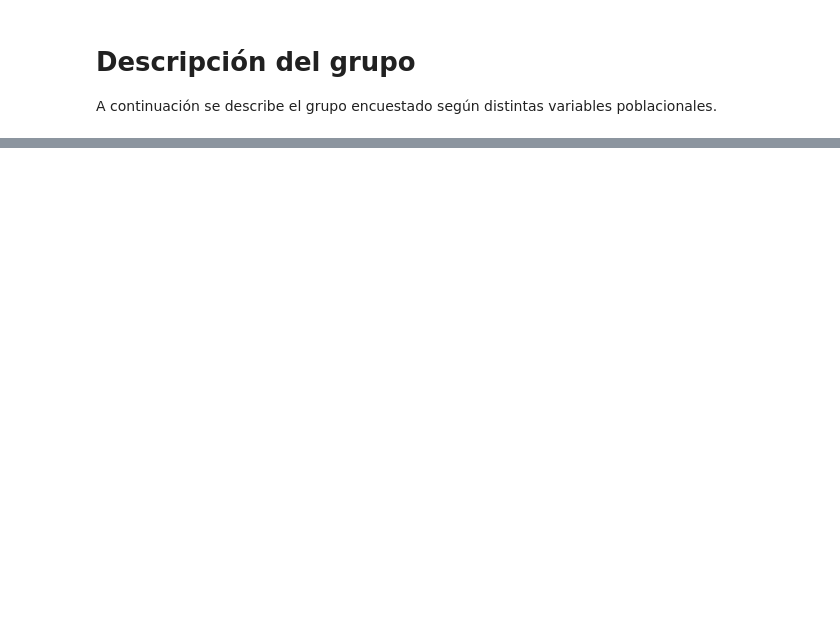
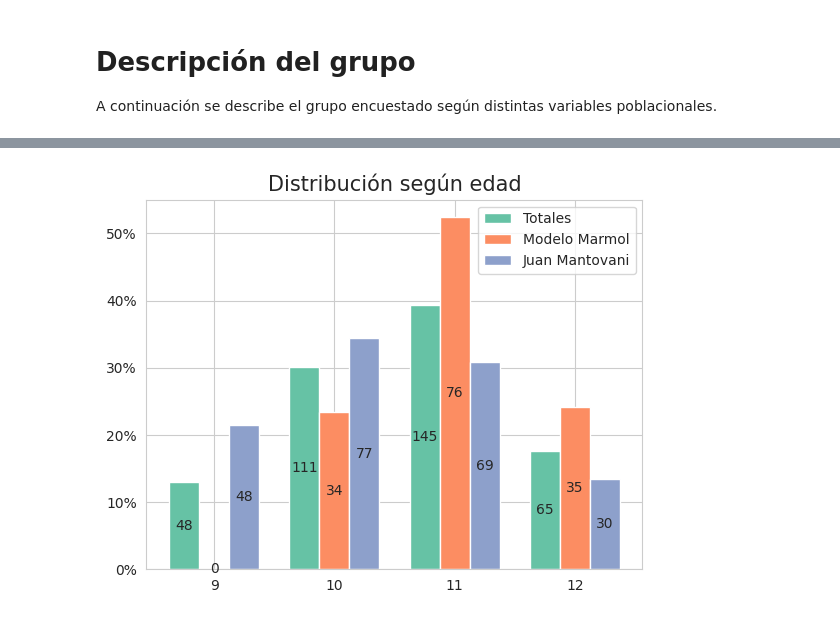
Before and after one commit to fedesassone/tesis, a Jupyter notebook: notebooks/Poblacional.ipynb, the cells around one changed output, grey strips where cells are left out. Saved outputs shown, nothing was run; the diff lists cells and outputs as text; code cells hidden in the pictures; blank space fills up the shorter version.

Commit message:
Poblacional: Comentarios, fixes y refactor

```diff
--- a/notebooks/Poblacional.ipynb
+++ b/notebooks/Poblacional.ipynb
@@ -1105,0 +63,32 @@ plt.savefig('13.2.png')
+# %%
+# Distribución según edad
+data_total = df_fe["edad"].value_counts().sort_index()
+data_marmol = marmol["edad"].value_counts().sort_index()
+data_marmol[9] = 0
+data_marmol = data_marmol.sort_index()
+data_mantovani = mantovani["edad"].value_counts().sort_index()
+
+labels = [data_total.to_numpy(), data_marmol.to_numpy(), data_mantovani.to_numpy()]
+
+fig, ax = plt.subplots()
+
+bar_width = 0.25
+br1 = np.arange(len(data_total))
+br2 = [x + bar_width for x in br1]
+br3 = [x + bar_width for x in br2]
+plt.bar(br1,data_total.div(cant_total), width=bar_width, label = 'Totales')
+plt.bar(br2,data_marmol.div(cant_marmol), width=bar_width, label = 'Modelo Marmol')
+plt.bar(br3,data_mantovani.div(cant_mantovani), width=bar_width, label = 'Juan Mantovani')
+
+i = 0
+for bars in ax.containers:
+    ax.bar_label(bars, labels=labels[i], label_type="center")
+    i=i+1
+
+plt.gca().yaxis.set_major_formatter(PercentFormatter(1))
+plt.title("Distribución según edad", fontsize=15)
+plt.xticks([r + bar_width for r in range(len(data_total))], [id for id in data_total.sort_index().index])
+plt.legend()
+plt.savefig('poblacional_edad.png')
+# %% [output]
+[figure, added]
```
Also changed, not shown: parts of 73 cells of this notebook, 21 other files.
